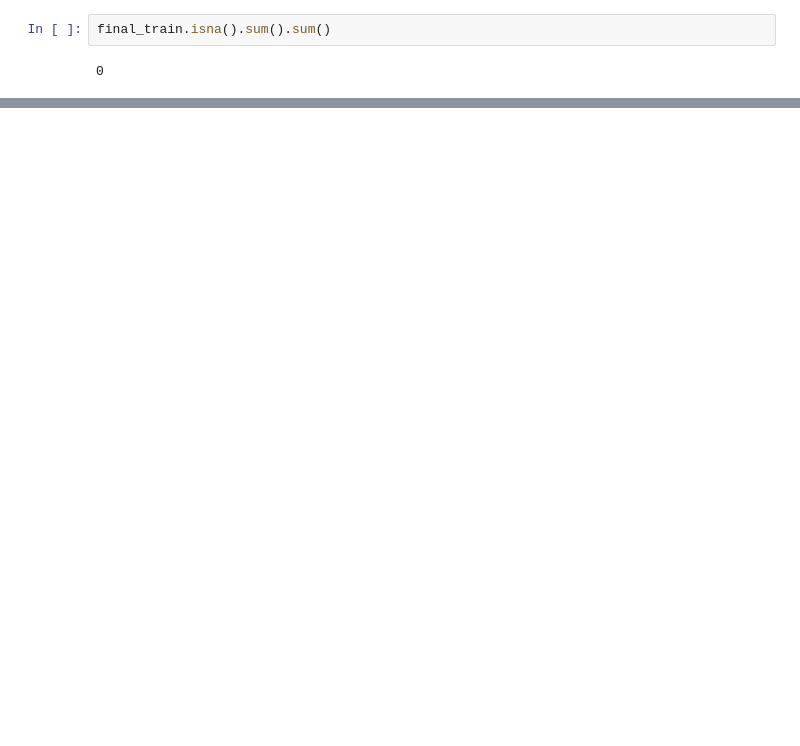
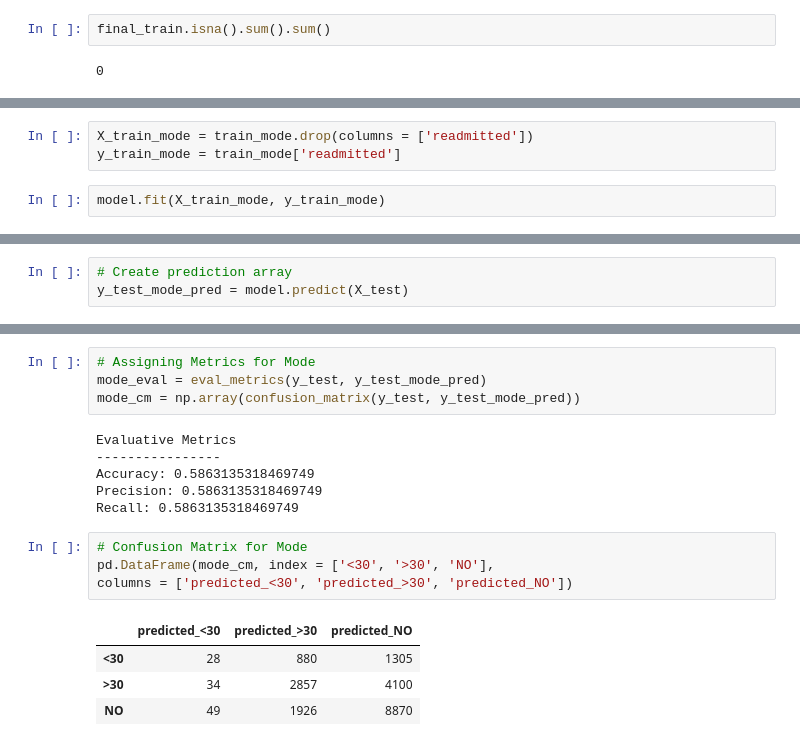
Before and after one commit to ryskgit/QTW_CaseStudy, a Jupyter notebook: Case Study 2/JD_draft2.ipynb, the cells around one changed output, grey strips where cells are left out. Saved outputs shown, nothing was run; the diff lists cells and outputs as text; blank space fills up the shorter version.

```diff
--- a/Case Study 2/JD_draft2.ipynb
+++ b/Case Study 2/JD_draft2.ipynb
@@ -458,0 +499,5 @@ final_train.isna().sum().sum()
+# %%
+X_train_mode = train_mode.drop(columns = ['readmitted'])
+y_train_mode = train_mode['readmitted']
+# %%
+model.fit(X_train_mode, y_train_mode)
@@ -458,0 +522,3 @@ final_train.isna().sum().sum()
+# %%
+# Create prediction array
+y_test_mode_pred = model.predict(X_test)
@@ -458,0 +539,19 @@ final_train.isna().sum().sum()
+# %%
+# Assigning Metrics for Mode
+mode_eval = eval_metrics(y_test, y_test_mode_pred)
+mode_cm = np.array(confusion_matrix(y_test, y_test_mode_pred))
+# %% [output]
+Evaluative Metrics
+----------------
+Accuracy: 0.5863135318469749
+Precision: 0.5863135318469749
+Recall: 0.5863135318469749
+# %%
+# Confusion Matrix for Mode
+pd.DataFrame(mode_cm, index = ['<30', '>30', 'NO'],
+columns = ['predicted_<30', 'predicted_>30', 'predicted_NO'])
+# %% [output]
+|  | predicted_<30 | predicted_>30 | predicted_NO |
+| <30 | 28 | 880 | 1305 |
+| >30 | 34 | 2857 | 4100 |
+| NO | 49 | 1926 | 8870 |
```
Also changed, not shown: parts of 21 cells of this notebook.
